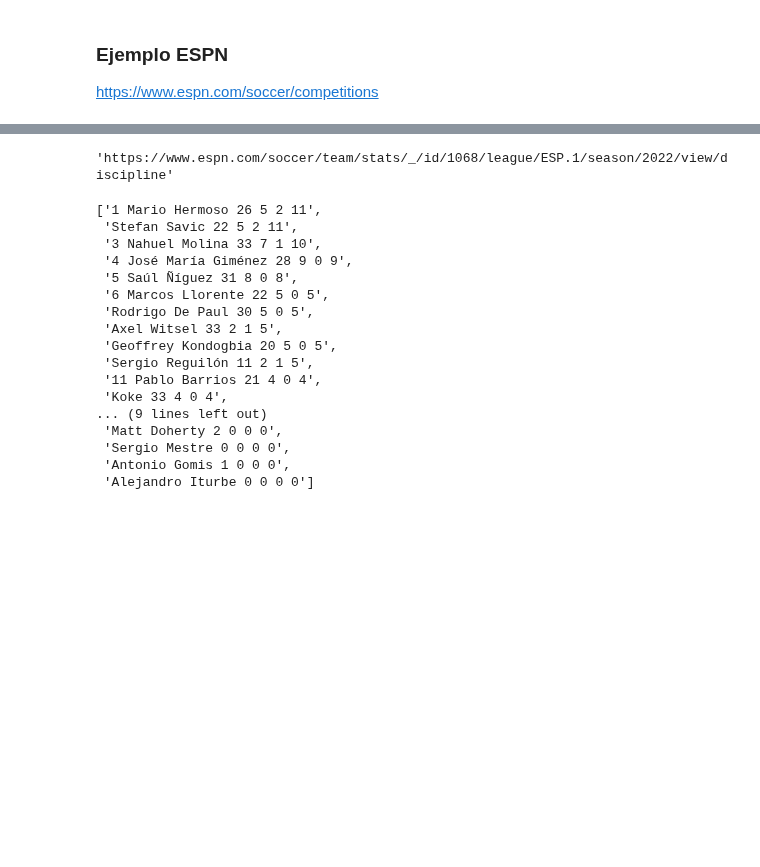
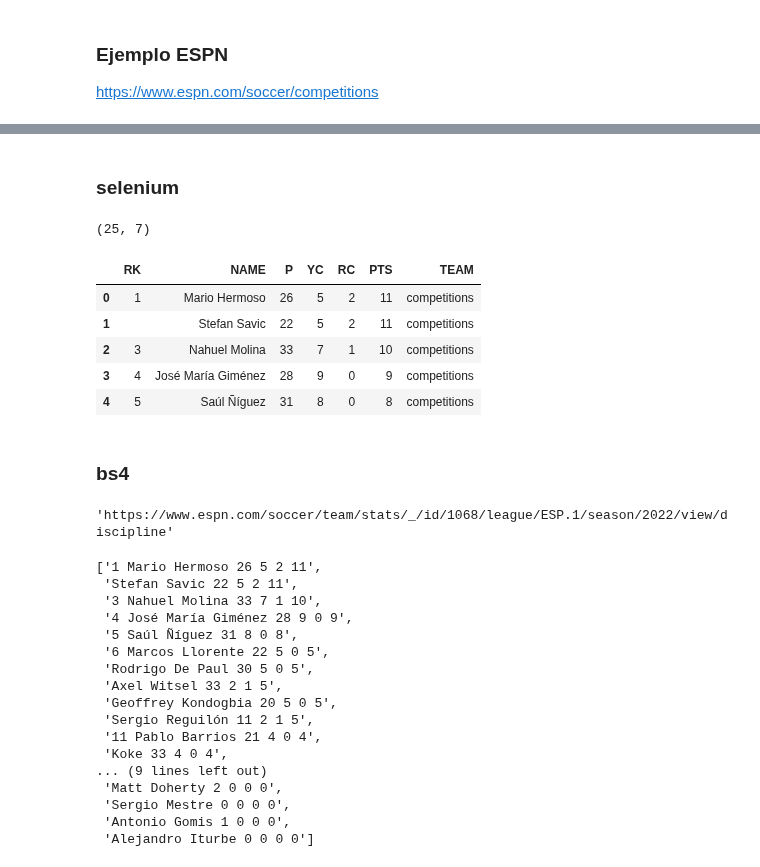
Before and after one commit to Ironhack-Data-Madrid-Julio-2023/apuntes_clase, a Jupyter notebook: semana_4/3.1 - Web Scraping (selenium).ipynb, the cells around one changed output, grey strips where cells are left out. Saved outputs shown, nothing was run; the diff lists cells and outputs as text; code cells hidden in the pictures; blank space fills up the shorter version.

```diff
--- a/semana_4/3.1 - Web Scraping (selenium).ipynb
+++ b/semana_4/3.1 - Web Scraping (selenium).ipynb
@@ -393,3 +410,48 @@ dropdown.click()
+# %% [markdown]
+### selenium
+# %%
+tabla=driver.find_element(By.TAG_NAME,'tbody')
+
+filas=tabla.find_elements(By.TAG_NAME, 'tr')
+
+data=[]
+
+for f in filas:
+
+    elementos=f.find_elements(By.TAG_NAME, 'td')
+
+    tmp=[]
+
+    for e in elementos:
+
+        tmp.append(e.text)
+
+    tmp.append(url.split('/')[-1])  # añade el nombre del equipo
+    data.append(tmp)
+
+
+cabeceras=driver.find_element(By.TAG_NAME, 'thead')
+
+cabeceras=[c.text for c in cabeceras.find_elements(By.TAG_NAME, 'th')]+['TEAM']
+# %%
+import pandas as pd
+
+df=pd.DataFrame(data, columns=cabeceras)
+
+df.shape
+# %% [output]
+(25, 7)
+# %%
+df.head()
+# %% [output]
+|  | RK | NAME | P | YC | RC | PTS | TEAM |
+| 0 | 1 | Mario Hermoso | 26 | 5 | 2 | 11 | competitions |
+| 1 |  | Stefan Savic | 22 | 5 | 2 | 11 | competitions |
+| 2 | 3 | Nahuel Molina | 33 | 7 | 1 | 10 | competitions |
+| 3 | 4 | José María Giménez | 28 | 9 | 0 | 9 | competitions |
+| 4 | 5 | Saúl Ñíguez | 31 | 8 | 0 | 8 | competitions |
+# %% [markdown]
+### bs4
 # %%
 driver.current_url
 # %% [output]
```
Also changed, not shown: parts of 17 cells of this notebook, 5 other files.
